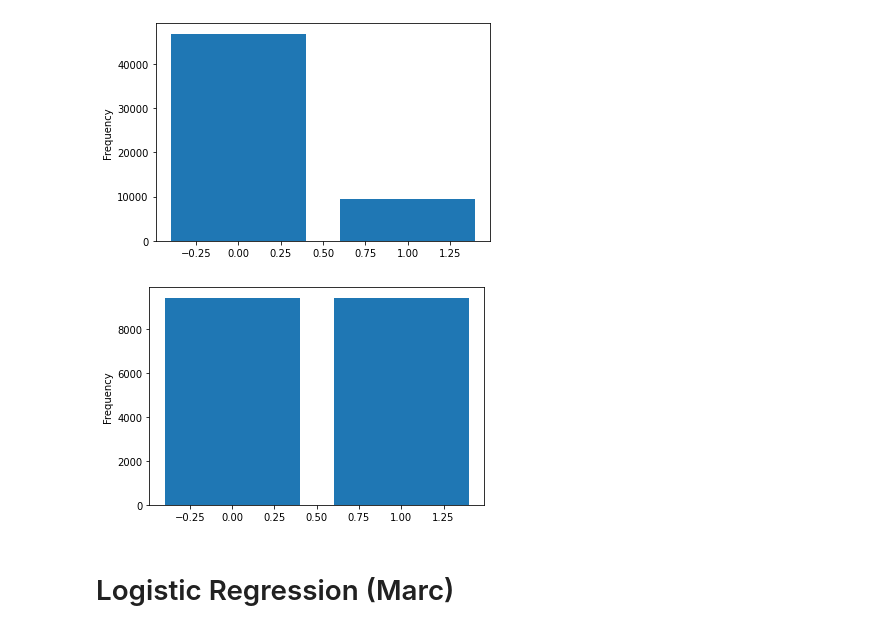
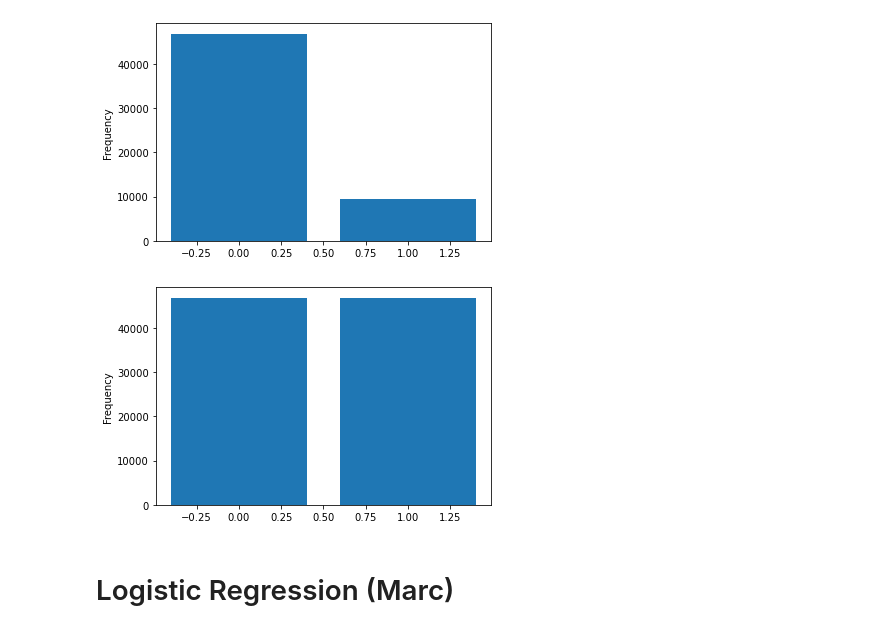
Before and after one commit to Tsesterh/Road_Accidents, a Jupyter notebook: Models.ipynb, the cells around one changed output. Saved outputs shown, nothing was run; the diff lists cells and outputs as text; code cells hidden in the pictures.

```diff
--- a/Models.ipynb
+++ b/Models.ipynb
@@ -209,17 +210,18 @@ plt.show()
 # %% [output]
 [figure]
 # %%
-#Undersampling:
+#Undersampling/Oversampling:
 
-sampler = RandomUnderSampler()
+sampler = RandomOverSampler()
+#sampler = RandomUnderSampler()
 acc_balanced_data, acc_balanced_target = sampler.fit_resample(accidents, y)
 
 class_dist = pd.Series(acc_balanced_target).value_counts()
 plt.bar(class_dist.index, class_dist)
 plt.ylabel("Frequency")
 plt.show()
 # %% [output]
-[figure, old version]
+[figure, new version]
 # %%
 X_train, X_test, y_train, y_test = train_test_split(acc_balanced_data, acc_balanced_target, test_size=0.2, random_state=42, stratify=acc_balanced_target)
 # %% [markdown]
```
Also changed, not shown: parts of 7 cells of this notebook, 2 other files.
